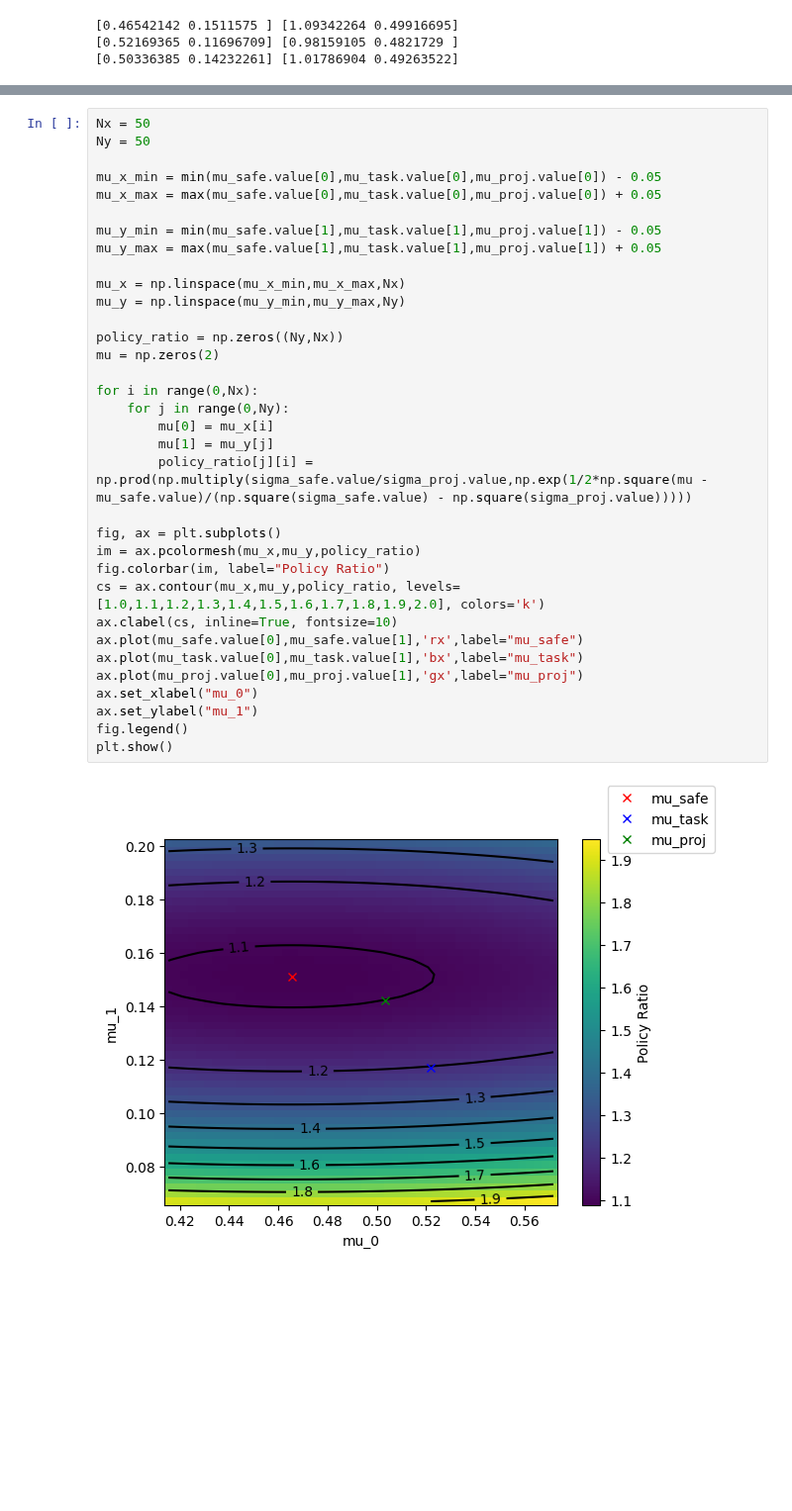
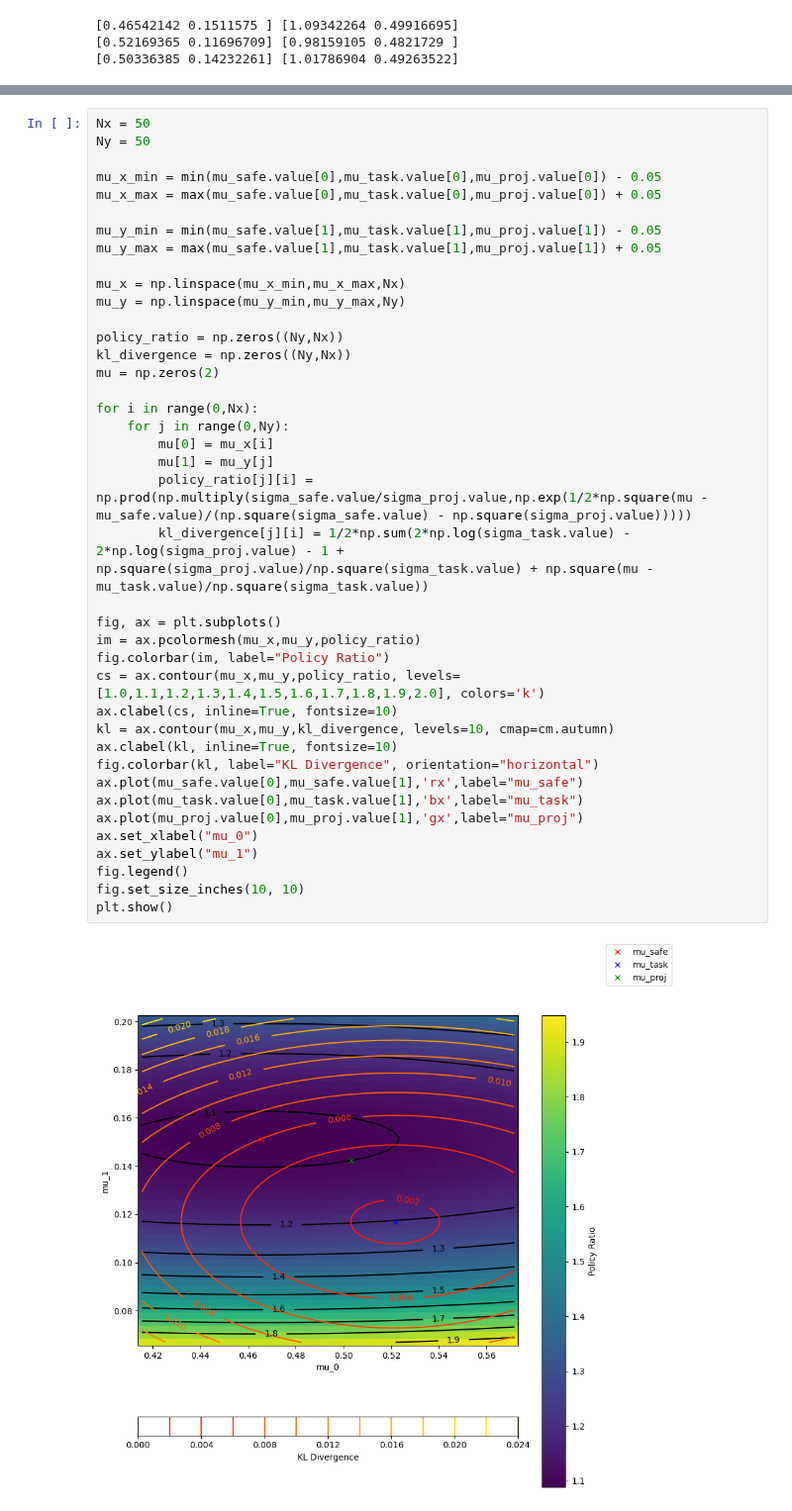
Before and after one commit to JacquesCloete/sport, a Jupyter notebook: mini_project_scripts/convex_minimization_example.ipynb, the cells around one changed output, grey strips where cells are left out. Shown at 99% size. Saved outputs shown, nothing was run; the diff lists cells and outputs as text; blank space fills up the shorter version.

Commit message:
Added KL divergence contours to plots

```diff
--- a/mini_project_scripts/convex_minimization_example.ipynb
+++ b/mini_project_scripts/convex_minimization_example.ipynb
@@ -157,34 +158,40 @@ mu_x_min = min(mu_safe.value[0],mu_task.value[0],mu_proj.value[0]) - 0.05
 mu_x_max = max(mu_safe.value[0],mu_task.value[0],mu_proj.value[0]) + 0.05
 
 mu_y_min = min(mu_safe.value[1],mu_task.value[1],mu_proj.value[1]) - 0.05
 mu_y_max = max(mu_safe.value[1],mu_task.value[1],mu_proj.value[1]) + 0.05
 
 mu_x = np.linspace(mu_x_min,mu_x_max,Nx)
 mu_y = np.linspace(mu_y_min,mu_y_max,Ny)
 
 policy_ratio = np.zeros((Ny,Nx))
+kl_divergence = np.zeros((Ny,Nx))
 mu = np.zeros(2)
 
 for i in range(0,Nx):
     for j in range(0,Ny):
         mu[0] = mu_x[i]
         mu[1] = mu_y[j]
         policy_ratio[j][i] = np.prod(np.multiply(sigma_safe.value/sigma_proj.value,np.exp(1/2*np.square(mu - mu_safe.value)/(np.square(sigma_safe.value) - np.square(sigma_proj.value)))))
+        kl_divergence[j][i] = 1/2*np.sum(2*np.log(sigma_task.value) - 2*np.log(sigma_proj.value) - 1 + np.square(sigma_proj.value)/np.square(sigma_task.value) + np.square(mu - mu_task.value)/np.square(sigma_task.value))
 
 fig, ax = plt.subplots()
 im = ax.pcolormesh(mu_x,mu_y,policy_ratio)
 fig.colorbar(im, label="Policy Ratio")
 cs = ax.contour(mu_x,mu_y,policy_ratio, levels=[1.0,1.1,1.2,1.3,1.4,1.5,1.6,1.7,1.8,1.9,2.0], colors='k')
 ax.clabel(cs, inline=True, fontsize=10)
+kl = ax.contour(mu_x,mu_y,kl_divergence, levels=10, cmap=cm.autumn)
+ax.clabel(kl, inline=True, fontsize=10)
+fig.colorbar(kl, label="KL Divergence", orientation="horizontal")
 ax.plot(mu_safe.value[0],mu_safe.value[1],'rx',label="mu_safe")
 ax.plot(mu_task.value[0],mu_task.value[1],'bx',label="mu_task")
 ax.plot(mu_proj.value[0],mu_proj.value[1],'gx',label="mu_proj")
 ax.set_xlabel("mu_0")
 ax.set_ylabel("mu_1")
 fig.legend()
+fig.set_size_inches(10, 10)
 plt.show()
 # %% [output]
-[figure, old version]
+[figure, new version]
 # %%
 Nx = 50
 Ny = 50
```
Also changed, not shown: parts of 2 cells of this notebook.
